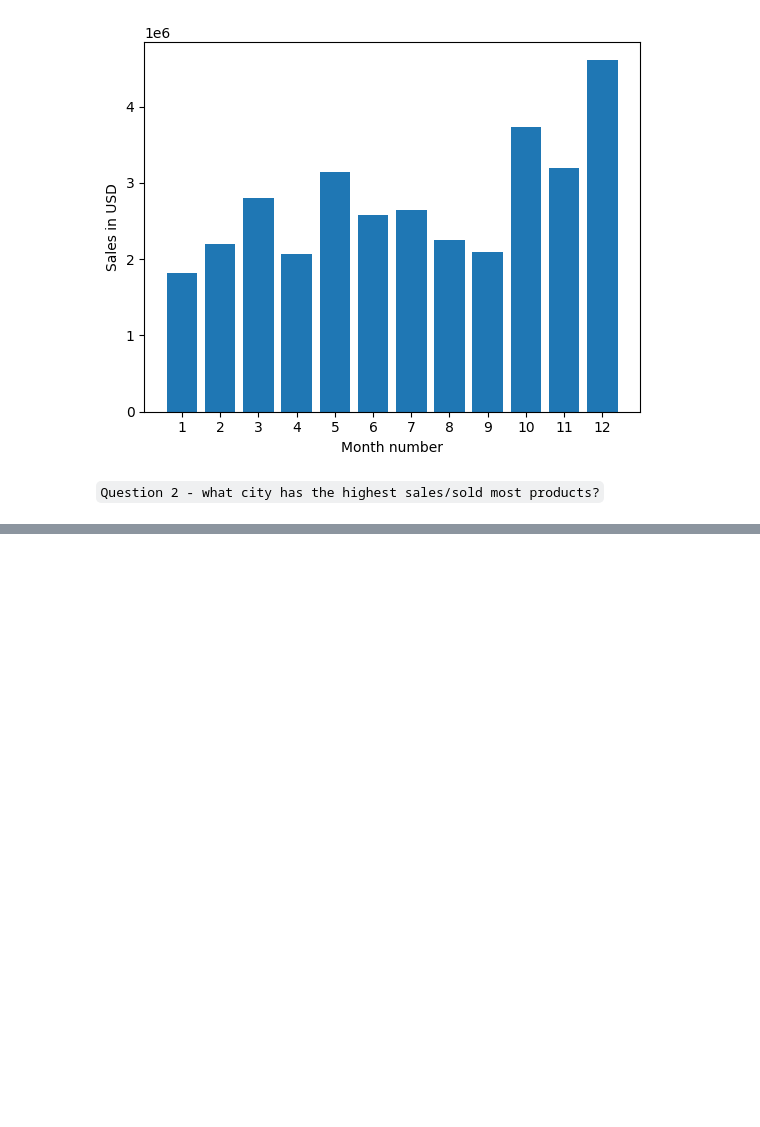
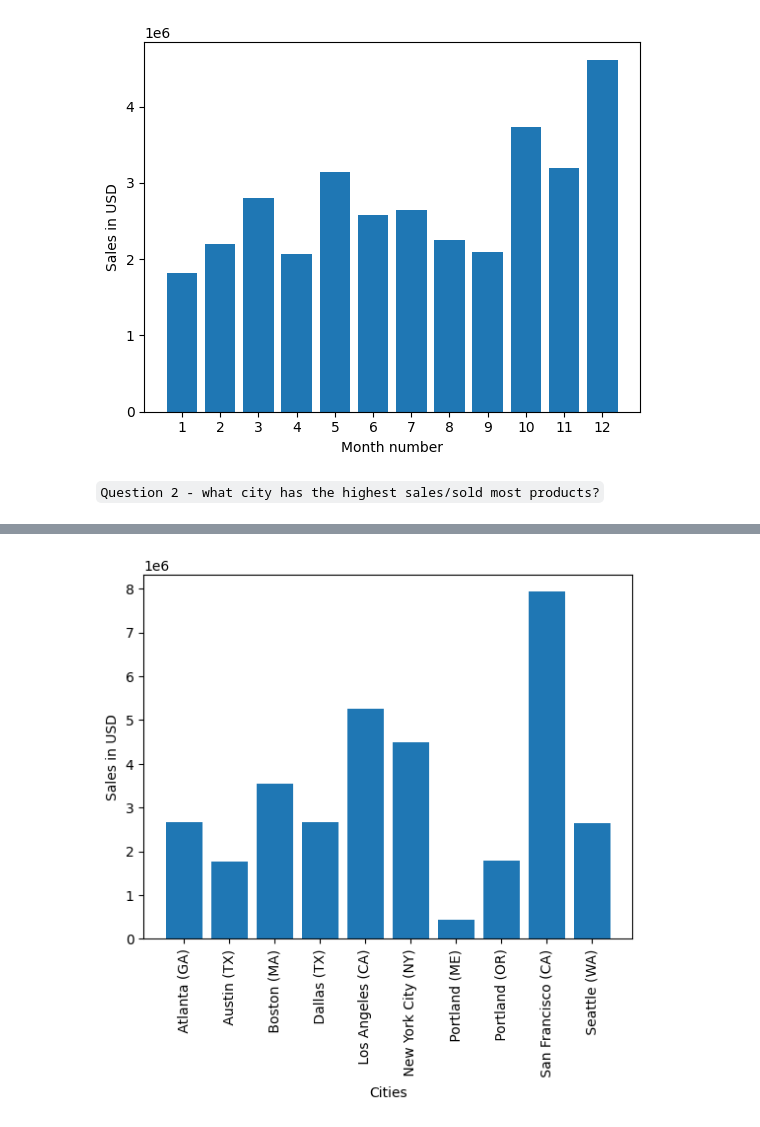
Before and after one commit to marvinraj/all-ai, a Jupyter notebook: all-pandas/projects/real-world-data-science-tasks/analysis.ipynb, the cells around one changed output, grey strips where cells are left out. Saved outputs shown, nothing was run; the diff lists cells and outputs as text; code cells hidden in the pictures; blank space fills up the shorter version.

Commit message:
found which city sold the most product - create city column and plot results

```diff
--- a/all-pandas/projects/real-world-data-science-tasks/analysis.ipynb
+++ b/all-pandas/projects/real-world-data-science-tasks/analysis.ipynb
@@ -154,0 +154,16 @@ plt.show()
+# %%
+# ADD A CITY COLUMN
+
+# -- function to split the city from the address
+def get_city(address):
+    return address.split(',')[1]
+
+# -- function to split the state from address
+def get_state(address):
+    return address.split(',')[2].split(' ')[1]
+
+# -- use .apply() method to create new column with values from the address utilizing the 2 functions created
+# all_data['City'] = all_data['Purchase Address'].apply(lambda x: get_city(x) + ' (' + get_state(x) + ')')
+all_data['City'] = all_data['Purchase Address'].apply(lambda x: f"{get_city(x)} ({get_state(x)})")
+
+all_data.head()
@@ -154,0 +177,6 @@ plt.show()
+# %%
+# ANSWERING THE QUESTION
+
+# -- display city with most sales using groupby
+results = all_data.groupby('City').sum()['Sales']
+results
@@ -154,0 +196,16 @@ plt.show()
+# %%
+# VISUALIZING DATA USING THE MATPLOTLIB MODULE
+
+import matplotlib.pyplot as plt
+
+# -- x values
+cities = [city for city, df in all_data.groupby('City')]
+
+plt.bar(cities, results)
+plt.xticks(cities, rotation='vertical')
+plt.ylabel('Sales in USD')
+plt.xlabel('Cities')
+
+plt.show()
+# %% [output]
+[figure, added]
```
Also changed, not shown: parts of 6 cells of this notebook.
